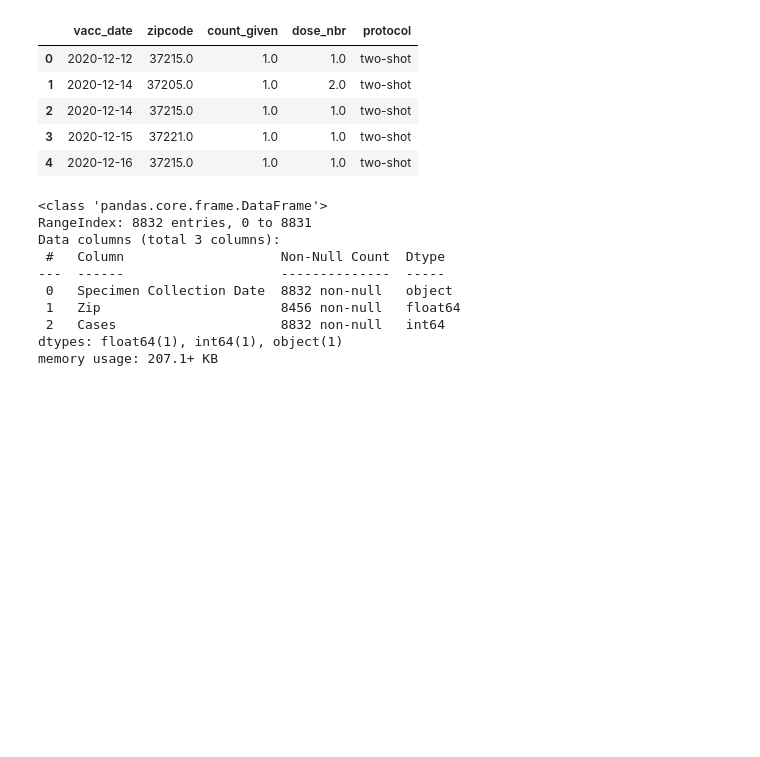
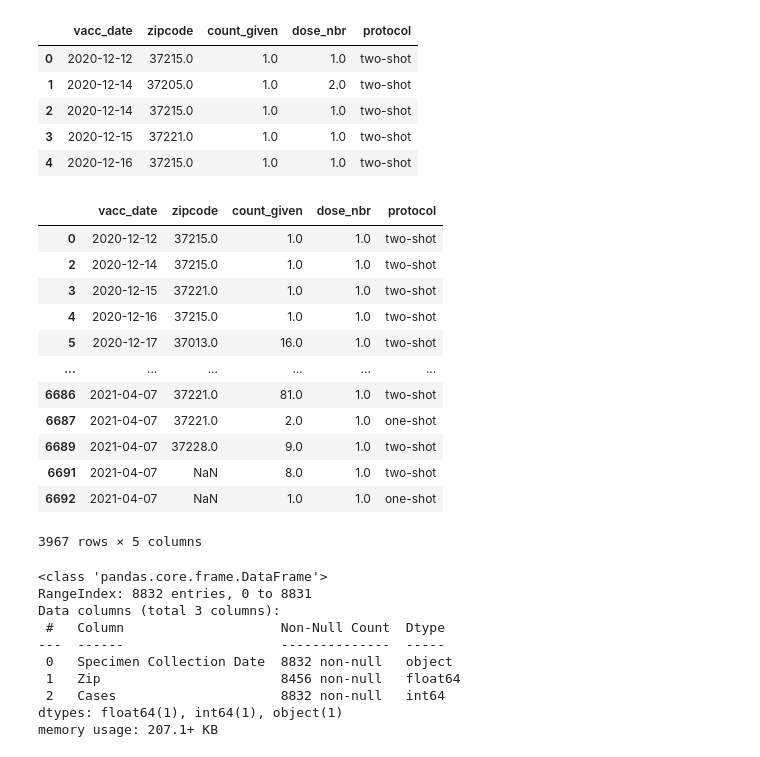
Before and after one commit to ryanhilber93/nash-covid-cases-vaccines-hot_chickens, a Jupyter notebook: data/COVID Vaccine Data.ipynb, the cells around one changed output. Saved outputs shown, nothing was run; the diff lists cells and outputs as text; code cells hidden in the pictures; blank space fills up the shorter version.

```diff
--- a/data/COVID Vaccine Data.ipynb
+++ b/data/COVID Vaccine Data.ipynb
@@ -33,6 +35,24 @@ Vaccine_protocol.head()
 | 2 | 2020-12-14 | 37215.0 | 1.0 | 1.0 | two-shot |
 | 3 | 2020-12-15 | 37221.0 | 1.0 | 1.0 | two-shot |
 | 4 | 2020-12-16 | 37215.0 | 1.0 | 1.0 | two-shot |
+# %%
+Vaccine_filter = Vaccine_protocol[Vaccine_protocol.dose_nbr == 1.0]
+Vaccine_filter.head()
+Vaccine_filter
+# %% [output]
+|  | vacc_date | zipcode | count_given | dose_nbr | protocol |
+| 0 | 2020-12-12 | 37215.0 | 1.0 | 1.0 | two-shot |
+| 2 | 2020-12-14 | 37215.0 | 1.0 | 1.0 | two-shot |
+| 3 | 2020-12-15 | 37221.0 | 1.0 | 1.0 | two-shot |
+| 4 | 2020-12-16 | 37215.0 | 1.0 | 1.0 | two-shot |
+| 5 | 2020-12-17 | 37013.0 | 16.0 | 1.0 | two-shot |
+| ... | ... | ... | ... | ... | ... |
+| 6686 | 2021-04-07 | 37221.0 | 81.0 | 1.0 | two-shot |
+| 6687 | 2021-04-07 | 37221.0 | 2.0 | 1.0 | one-shot |
+| 6689 | 2021-04-07 | 37228.0 | 9.0 | 1.0 | two-shot |
+| 6691 | 2021-04-07 | NaN | 8.0 | 1.0 | two-shot |
+| 6692 | 2021-04-07 | NaN | 1.0 | 1.0 | one-shot |
+3967 rows × 5 columns
 # %%
 Covid_Vacine_ByZip.info()
 # %% [output]
```
Also changed, not shown: parts of 6 cells of this notebook, 4 other files.
